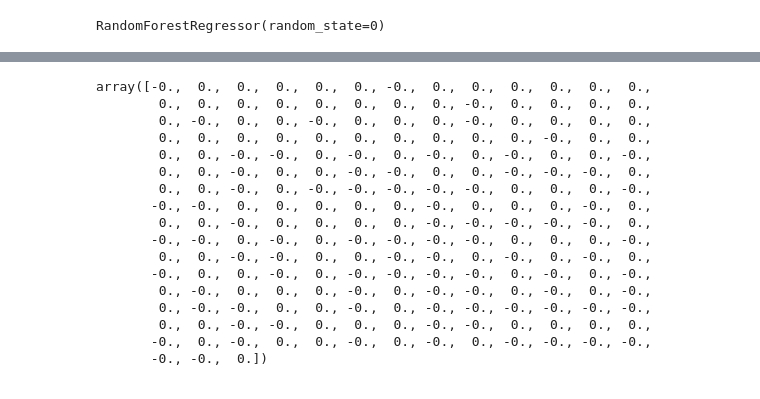
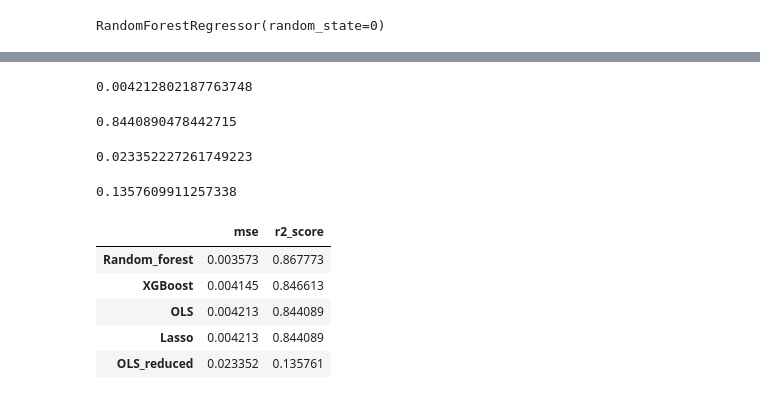
Before and after one commit to JonathanGalvanB/House-prices---Erdos-Institute-DS-Bootcamp-2024, a Jupyter notebook: Notebooks/machine_learning.ipynb, the cells around one changed output, grey strips where cells are left out. Drawn from its saved outputs; the diff is of its cells as text; code cells hidden in the pictures.

```diff
--- a/Notebooks/machine_learning.ipynb
+++ b/Notebooks/machine_learning.ipynb
@@ -116,20 +116,33 @@ mean_squared_error(y_val,E)
-# %%
-lasso_lm.coef_
-# %% [output]
-array([-0.,  0.,  0.,  0.,  0.,  0., -0.,  0.,  0.,  0.,  0.,  0.,  0.,
-        0.,  0.,  0.,  0.,  0.,  0.,  0.,  0., -0.,  0.,  0.,  0.,  0.,
-        0., -0.,  0.,  0., -0.,  0.,  0.,  0., -0.,  0.,  0.,  0.,  0.,
-        0.,  0.,  0.,  0.,  0.,  0.,  0.,  0.,  0.,  0., -0.,  0.,  0.,
-        0.,  0., -0., -0.,  0., -0.,  0., -0.,  0., -0.,  0.,  0., -0.,
-        0.,  0., -0.,  0.,  0., -0., -0.,  0.,  0., -0., -0., -0.,  0.,
-        0.,  0., -0.,  0., -0., -0., -0., -0., -0.,  0.,  0.,  0., -0.,
-       -0., -0.,  0.,  0.,  0.,  0.,  0., -0.,  0.,  0.,  0., -0.,  0.,
-        0.,  0., -0.,  0.,  0.,  0.,  0., -0., -0., -0., -0., -0.,  0.,
-       -0., -0.,  0., -0.,  0., -0., -0., -0., -0.,  0.,  0.,  0., -0.,
-        0.,  0., -0., -0.,  0.,  0., -0., -0.,  0., -0.,  0., -0.,  0.,
-       -0.,  0.,  0., -0.,  0., -0., -0., -0., -0.,  0., -0.,  0., -0.,
-        0., -0.,  0.,  0.,  0., -0.,  0., -0., -0.,  0., -0.,  0., -0.,
-        0., -0., -0.,  0.,  0., -0.,  0., -0., -0., -0., -0., -0., -0.,
-        0.,  0., -0., -0.,  0.,  0.,  0., -0., -0.,  0.,  0.,  0.,  0.,
-       -0.,  0., -0.,  0.,  0., -0.,  0., -0.,  0., -0., -0., -0., -0.,
-       -0., -0.,  0.])
+# %%
+display(mean_squared_error(y_val,D))
+display(r2_score(y_val,D))
+model_dict['Lasso'] = [mean_squared_error(y_val,D),r2_score(y_val,D)]
+# %% [output]
+0.004212802187763748
+0.8440890478442715
+# %%
+X_train_red = X_train[['LotFrontage','LotArea']]
+X_val_red = X_val[['LotFrontage','LotArea']]
+lm.fit(X_train_red,y_train)
+E = lm.predict(X_val_red)
+# %%
+display(mean_squared_error(y_val,E))
+display(r2_score(y_val,E))
+model_dict['OLS_reduced'] = [mean_squared_error(y_val,E),r2_score(y_val,E)]
+# %% [output]
+0.023352227261749223
+0.1357609911257338
+# %%
+keys = list(model_dict.keys())
+values = list(model_dict.values())
+
+performance = pd.DataFrame(data=values, index=keys, columns=metrics)
+# %%
+performance
+# %% [output]
+|  | mse | r2_score |
+| Random_forest | 0.003573 | 0.867773 |
+| XGBoost | 0.004145 | 0.846613 |
+| OLS | 0.004213 | 0.844089 |
+| Lasso | 0.004213 | 0.844089 |
+| OLS_reduced | 0.023352 | 0.135761 |
```
Also changed, not shown: parts of 14 cells of this notebook, 3 other files.
